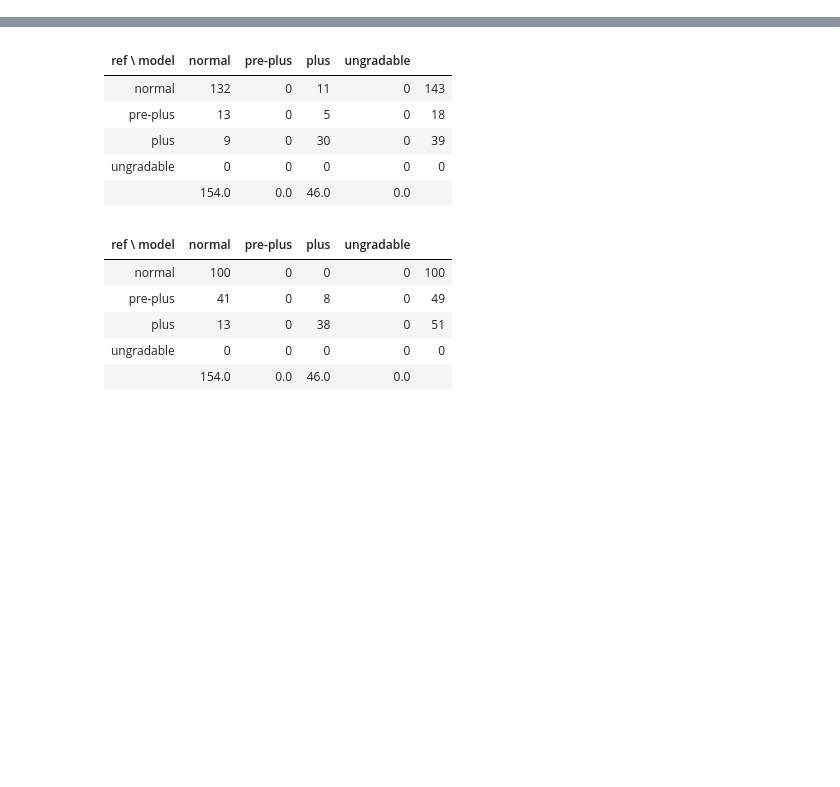
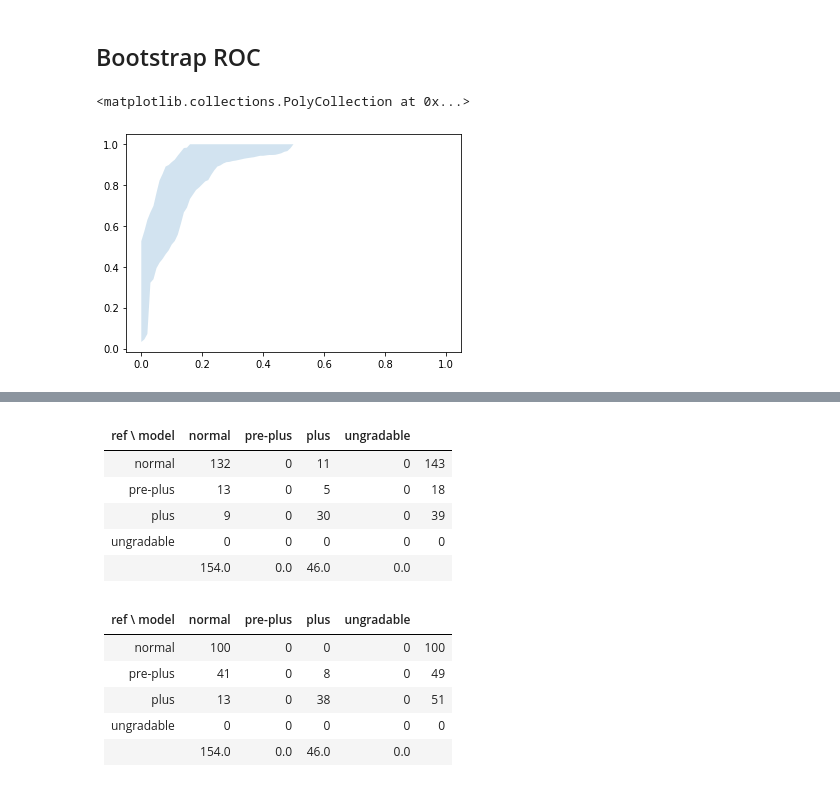
Before and after one commit to MoorfieldsInnovationLab/ROP, a Jupyter notebook: model_development/Evaluate.ipynb, the cells around one changed output, grey strips where cells are left out. Drawn from its saved outputs; the diff is of its cells as text; code cells hidden in the pictures; blank space fills up the shorter version.

```diff
--- a/model_development/Evaluate.ipynb
+++ b/model_development/Evaluate.ipynb
@@ -123,0 +78,4 @@ group_scores = np.array([group_grading[filename] for filename in filenames])
+# %%
+# reference
+reference_list = np.array([int(all_gradings['GA', fn] != 'normal') for fn in test_filenames])
+reference_index = {filename: grading for filename, grading in zip(test_filenames, reference_list)}
@@ -123,0 +299,27 @@ group_scores = np.array([group_grading[filename] for filename in filenames])
+# %% [markdown]
+## Bootstrap ROC
+# %%
+n_bootstraps = 1000
+base_fpr = np.linspace(0, 1, 101)
+
+
+bootstrap_samples = [np.random.choice(test_filenames, size=len(test_filenames), replace=True) for _ in range(n_bootstraps)]
+
+bootstrap_ensemble_list = [[ensemble_index[k] for k in sample] for sample in bootstrap_samples]
+bootstrap_reference_list = [[reference_index[k] for k in sample] for sample in bootstrap_samples]
+
+
+def get_bootstrap_fpr(reference_sample, ensemble_sample):
+    fpr, tpr, threshold = metrics.roc_curve(reference_sample, ensemble_sample)
+    return np.interp(base_fpr, fpr, tpr)
+
+all_fprs = [get_bootstrap_fpr(reference_sample, ensemble_sample)
+            for reference_sample, ensemble_sample
+            in zip(bootstrap_reference_list, bootstrap_ensemble_list)]
+
+lower_fpr = np.percentile(all_fprs, 2.5, axis=0)
+upper_fpr = np.percentile(all_fprs, 97.5, axis=0)
+plt.fill_between(base_fpr, lower_fpr, upper_fpr, alpha=0.2)
+# %% [output]
+<matplotlib.collections.PolyCollection at 0x...>
+[figure, added]
```
Also changed, not shown: parts of 65 cells of this notebook.
